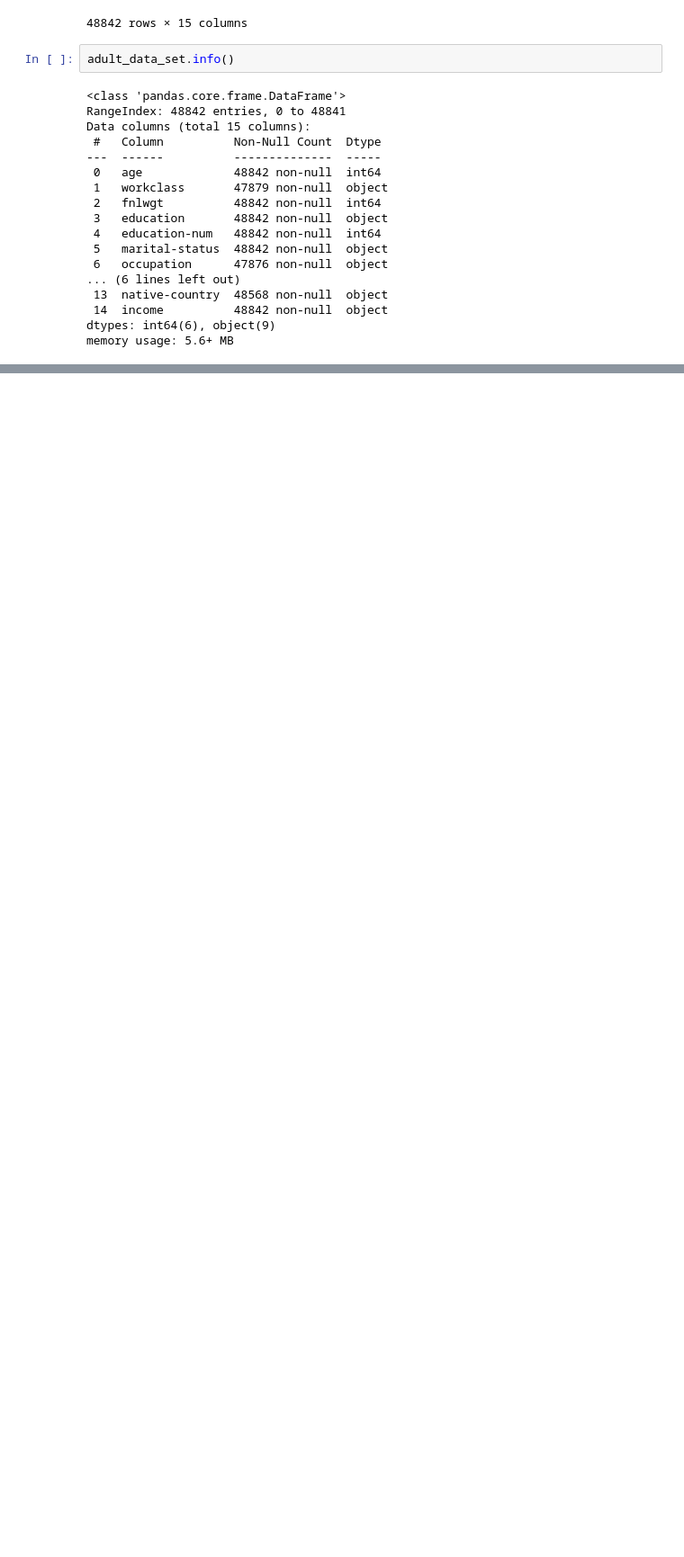
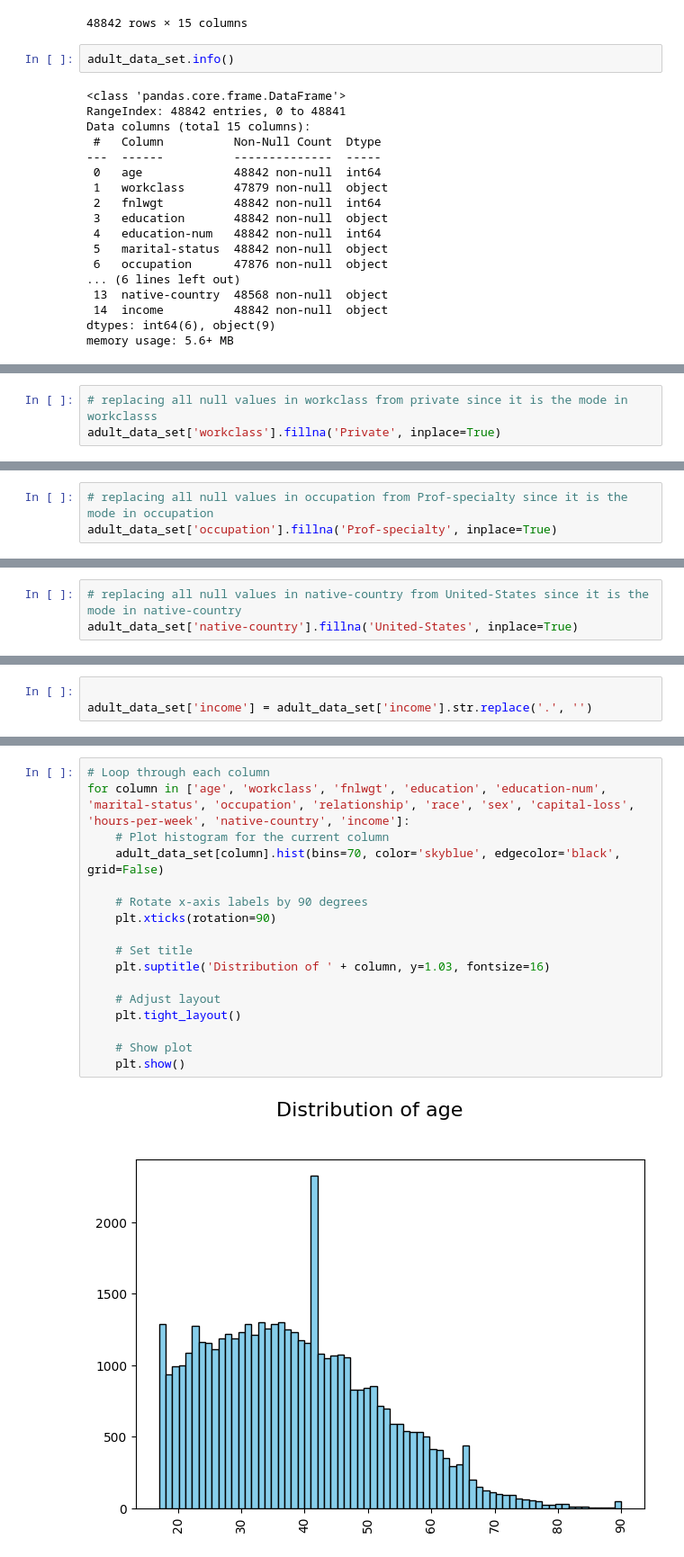
Before and after one commit to DeelakaDias/Income-Prediction, a Jupyter notebook: Machine Learning CW.ipynb, the cells around one changed output, grey strips where cells are left out. Shown at 90% size. Cells and saved outputs as stored; diff of their text form; blank space fills up the shorter version.

```diff
--- a/Machine Learning CW.ipynb
+++ b/Machine Learning CW.ipynb
@@ -96,0 +127,3 @@ dtype: int64
+# %%
+# replacing all null values in workclass from private since it is the mode in workclasss
+adult_data_set['workclass'].fillna('Private', inplace=True)
@@ -96,0 +137,3 @@ dtype: int64
+# %%
+# replacing all null values in occupation from Prof-specialty since it is the mode in occupation
+adult_data_set['occupation'].fillna('Prof-specialty', inplace=True)
@@ -96,0 +147,3 @@ dtype: int64
+# %%
+# replacing all null values in native-country from United-States since it is the mode in native-country
+adult_data_set['native-country'].fillna('United-States', inplace=True)
@@ -121,0 +204,3 @@ income unique values
+# %%
+
+adult_data_set['income'] = adult_data_set['income'].str.replace('.', '')
@@ -224,0 +306,19 @@ dtype: int64
+# %%
+# Loop through each column
+for column in ['age', 'workclass', 'fnlwgt', 'education', 'education-num', 'marital-status', 'occupation', 'relationship', 'race', 'sex', 'capital-loss', 'hours-per-week', 'native-country', 'income']:
+    # Plot histogram for the current column
+    adult_data_set[column].hist(bins=70, color='skyblue', edgecolor='black', grid=False)
+
+    # Rotate x-axis labels by 90 degrees
+    plt.xticks(rotation=90)
+
+    # Set title
+    plt.suptitle('Distribution of ' + column, y=1.03, fontsize=16)
+
+    # Adjust layout
+    plt.tight_layout()
+
+    # Show plot
+    plt.show()
+# %% [output]
+[figure, added]
```
Also changed, not shown: parts of 41 cells of this notebook.
